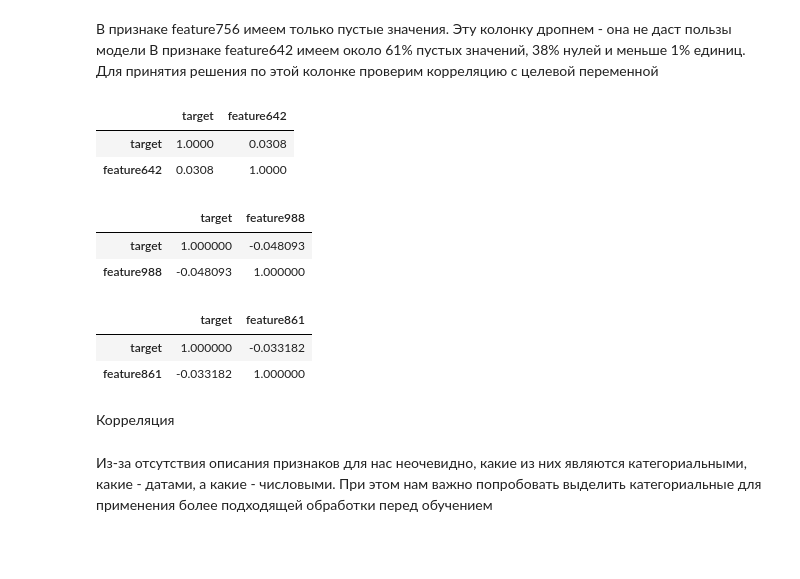
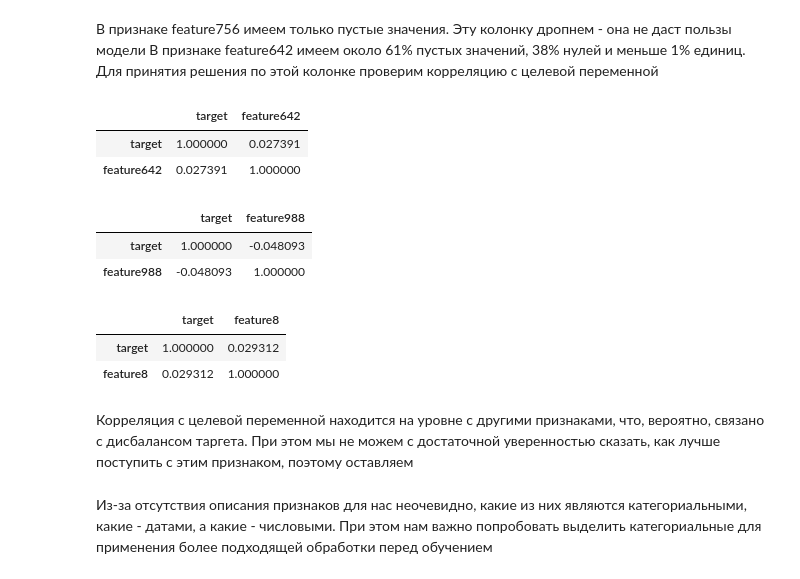
Before and after one commit to REU-DS-CLUB/purple_hack, a Jupyter notebook: EDA.ipynb, the cells around one changed output. Cells and saved outputs as stored; diff of their text form; code cells hidden in the pictures; blank space fills up the shorter version.

```diff
--- a/EDA.ipynb
+++ b/EDA.ipynb
@@ -30,3 +32,10 @@ df = pd.read_parquet("raw_data.parquet")
+# %%
+# для локального открытия
+file_path = "Data/train_ai_comp_final_dp.parquet"
+pf = ParquetFile(file_path)
+df = pf.to_pandas()
+
+#df = download_raw_data_from_drive_and_open_in_pandas() #- функция для скачивания из гугл диска
 # %%
 # делаем первый взгляд на данные
 
@@ -105,11 +126,11 @@ Name: count, dtype: float64
 В признаке feature756 имеем только пустые значения. Эту колонку дропнем - она не даст пользы модели
 В признаке feature642 имеем около 61% пустых значений, 38% нулей и меньше 1% единиц. Для принятия решения по этой колонке проверим корреляцию с целевой переменной
 # %%
-df[['target', 'feature642']].fillna('999').corr()
+df[['target', 'feature642']].fillna('0.5').corr()
 # %% [output]
 |  | target | feature642 |
-| target | 1.0000 | 0.0308 |
-| feature642 | 0.0308 | 1.0000 |
+| target | 1.000000 | 0.027391 |
+| feature642 | 0.027391 | 1.000000 |
 # %%
 df[['target', 'feature988']].corr()
 # %% [output]
@@ -119,11 +140,11 @@ df[['target', 'feature988']].corr()
 # %%
 df[['target', 'feature8']].corr()
 # %% [output]
-|  | target | feature861 |
-| target | 1.000000 | -0.033182 |
-| feature861 | -0.033182 | 1.000000 |
+|  | target | feature8 |
+| target | 1.000000 | 0.029312 |
+| feature8 | 0.029312 | 1.000000 |
 # %% [markdown]
-Корреляция
+Корреляция с целевой переменной находится на уровне с другими признаками, что, вероятно, связано с дисбалансом таргета. При этом мы не можем с достаточной уверенностью сказать, как лучше поступить с этим признаком, поэтому оставляем
 # %%
 # дропаем ненужные колонки
 
```
Also changed, not shown: parts of 38 cells of this notebook.
